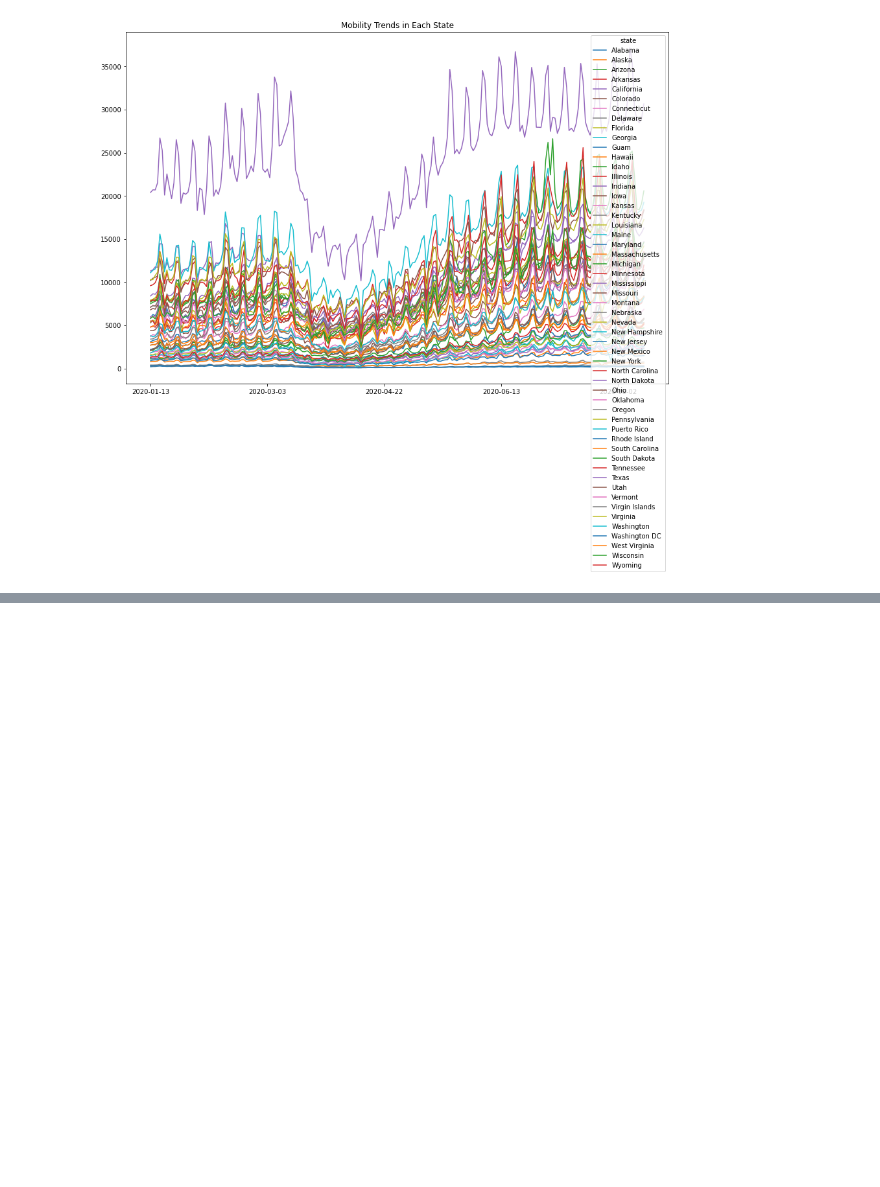
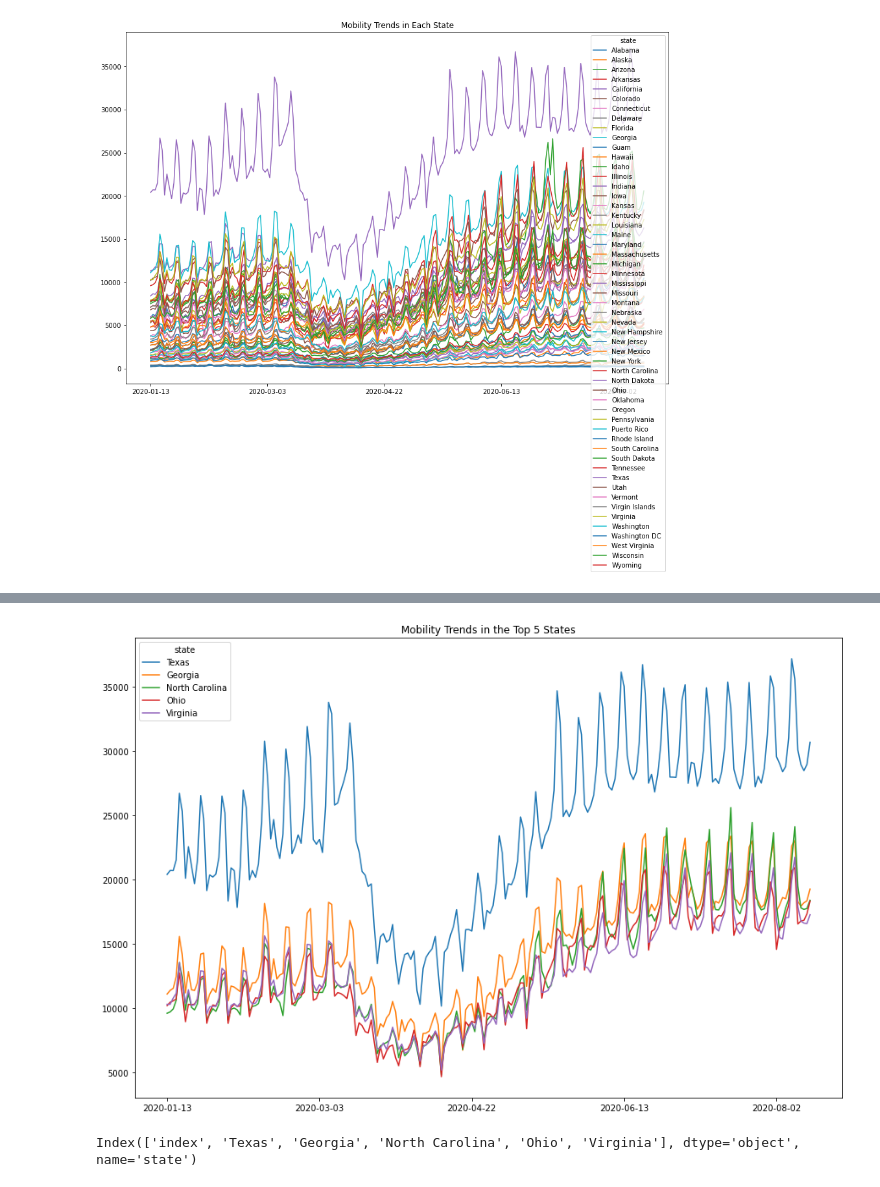
Before and after one commit to LisaHarrison08/Project_G4, a Jupyter notebook: Apple Mobility/Apple_Mobility.ipynb, the cells around one changed output, grey strips where cells are left out. Saved outputs shown, nothing was run; the diff lists cells and outputs as text; code cells hidden in the pictures; blank space fills up the shorter version.

```diff
--- a/Apple Mobility/Apple_Mobility.ipynb
+++ b/Apple Mobility/Apple_Mobility.ipynb
@@ -255,0 +261,4 @@ plt.savefig('Mobility Trends in Each State.png')
+# %%
+# Sort the values
+df_states = df_states.sort_values(by = ['total'], ascending=False)
+df_states
@@ -255,0 +285,5 @@ plt.savefig('Mobility Trends in Each State.png')
+# %%
+# Create a df for the top 5 states # Observation - the top 5 states for mobility -
+# Texas and Georgia were noted to be in the top states with the highest reported cases of COVID19
+df_top_5_states = df_states.head(5)
+df_top_5_states
@@ -255,0 +299,18 @@ plt.savefig('Mobility Trends in Each State.png')
+# %%
+# Remove the total column to not interfere with the data represented on the plot
+df_top_5_states = df_top_5_states.drop(columns=['total'])
+# %%
+# Use the tranpose function to transpose the data so that dates become rows
+df_top_5_states_t = df_top_5_states.T
+# %%
+# Plot the mobility data for the top 5 states
+df_top_5_states_t.plot.line(figsize=(15, 10))
+plt.title('Mobility Trends in the Top 5 States')
+plt.savefig('Mobility Trends in the Top 5 States.png')
+# %% [output]
+[figure, added]
+# %%
+top_5 = df_top_5_states_t.reset_index()
+top_5.columns
+# %% [output]
+Index(['index', 'Texas', 'Georgia', 'North Carolina', 'Ohio', 'Virginia'], dtype='object', name='state')
```
Also changed, not shown: parts of 12 cells of this notebook, 2 other files.
